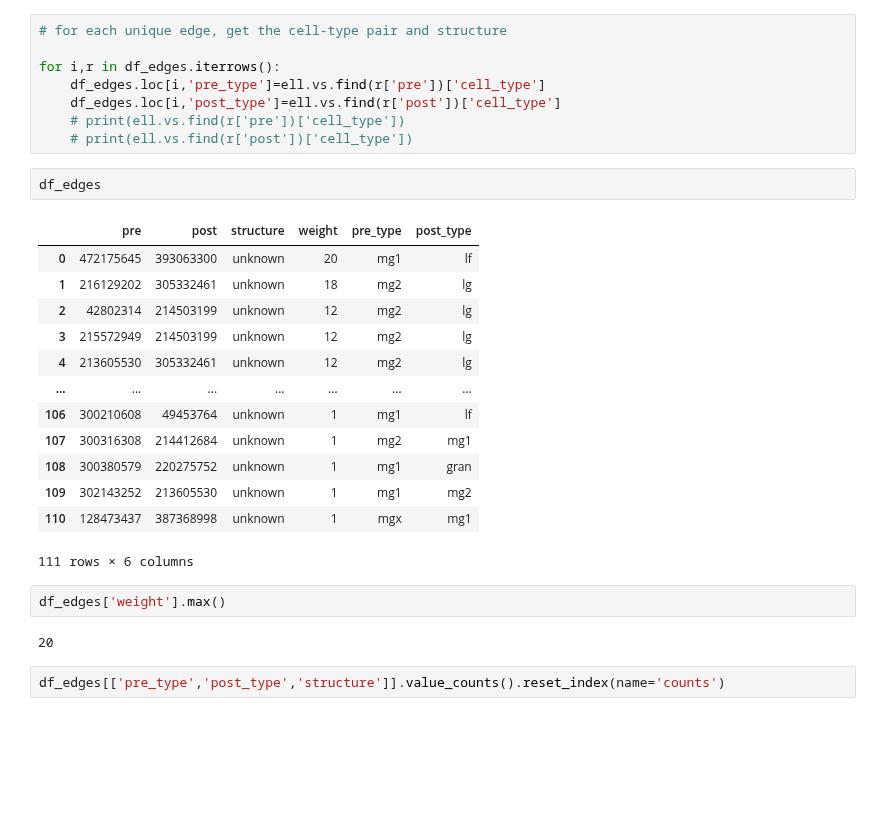
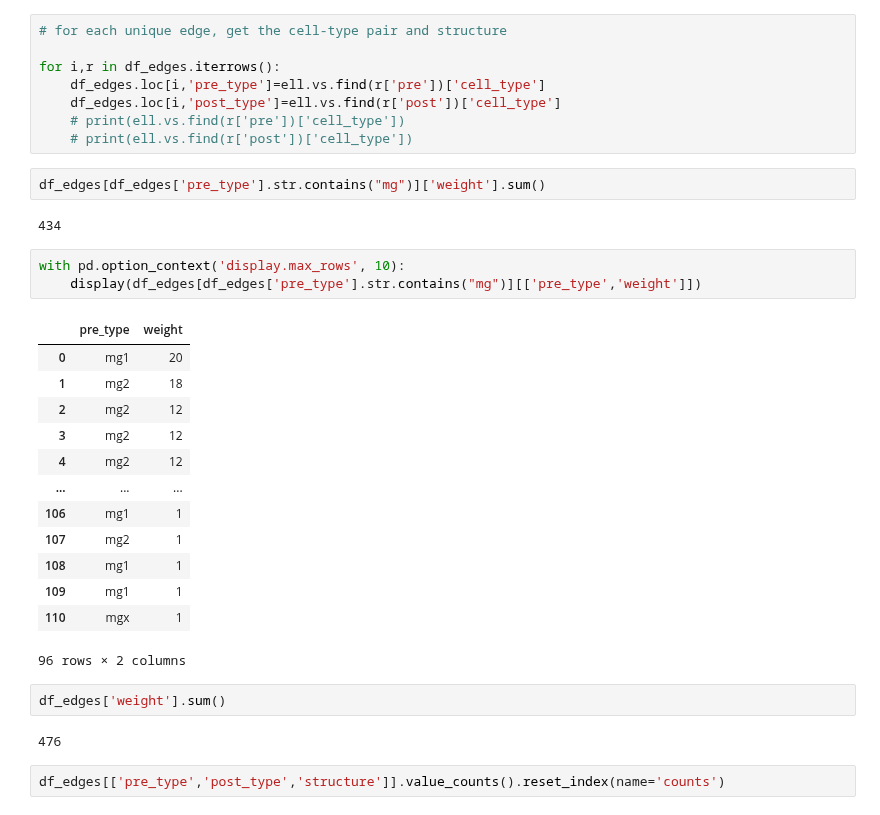
Before and after one commit to neurologic/eCREST, a Jupyter notebook: analysis/Analysis.ipynb, the cells around one changed output. Saved outputs shown, nothing was run; the diff lists cells and outputs as text; blank space fills up the shorter version.

```diff
--- a/analysis/Analysis.ipynb
+++ b/analysis/Analysis.ipynb
@@ -1329,26 +1343,31 @@ for i,r in df_edges.iterrows():
     df_edges.loc[i,'post_type']=ell.vs.find(r['post'])['cell_type']
     # print(ell.vs.find(r['pre'])['cell_type'])
     # print(ell.vs.find(r['post'])['cell_type'])
+# %%
+df_edges[df_edges['pre_type'].str.contains("mg")]['weight'].sum()
+# %% [output]
+434
 # %%
-df_edges
+with pd.option_context('display.max_rows', 10):
+    display(df_edges[df_edges['pre_type'].str.contains("mg")][['pre_type','weight']])
 # %% [output]
-|  | pre | post | structure | weight | pre_type | post_type |
-| 0 | 472175645 | 393063300 | unknown | 20 | mg1 | lf |
-| 1 | 216129202 | 305332461 | unknown | 18 | mg2 | lg |
-| 2 | 42802314 | 214503199 | unknown | 12 | mg2 | lg |
-| 3 | 215572949 | 214503199 | unknown | 12 | mg2 | lg |
-| 4 | 213605530 | 305332461 | unknown | 12 | mg2 | lg |
-| ... | ... | ... | ... | ... | ... | ... |
-| 106 | 300210608 | 49453764 | unknown | 1 | mg1 | lf |
-| 107 | 300316308 | 214412684 | unknown | 1 | mg2 | mg1 |
-| 108 | 300380579 | 220275752 | unknown | 1 | mg1 | gran |
-| 109 | 302143252 | 213605530 | unknown | 1 | mg1 | mg2 |
-| 110 | 128473437 | 387368998 | unknown | 1 | mgx | mg1 |
+|  | pre_type | weight |
+| 0 | mg1 | 20 |
+| 1 | mg2 | 18 |
+| 2 | mg2 | 12 |
+| 3 | mg2 | 12 |
+| 4 | mg2 | 12 |
+| ... | ... | ... |
+| 106 | mg1 | 1 |
+| 107 | mg2 | 1 |
+| 108 | mg1 | 1 |
+| 109 | mg1 | 1 |
+| 110 | mgx | 1 |
-111 rows × 6 columns
+96 rows × 2 columns
 # %%
-df_edges['weight'].max()
+df_edges['weight'].sum()
 # %% [output]
-20
+476
 # %%
 df_edges[['pre_type','post_type','structure']].value_counts().reset_index(name='counts')
 # %% [output]
```
Also changed, not shown: parts of 28 cells of this notebook, 5 other files.
